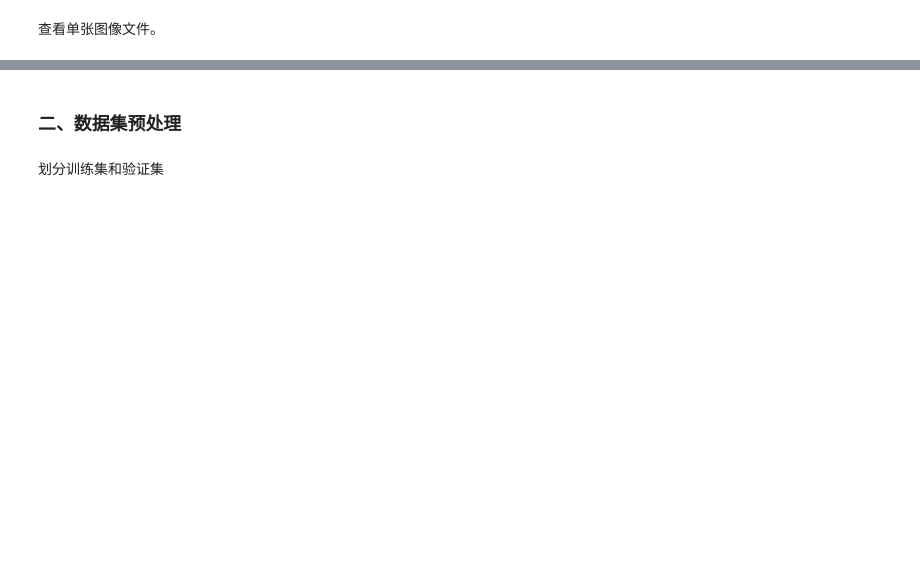
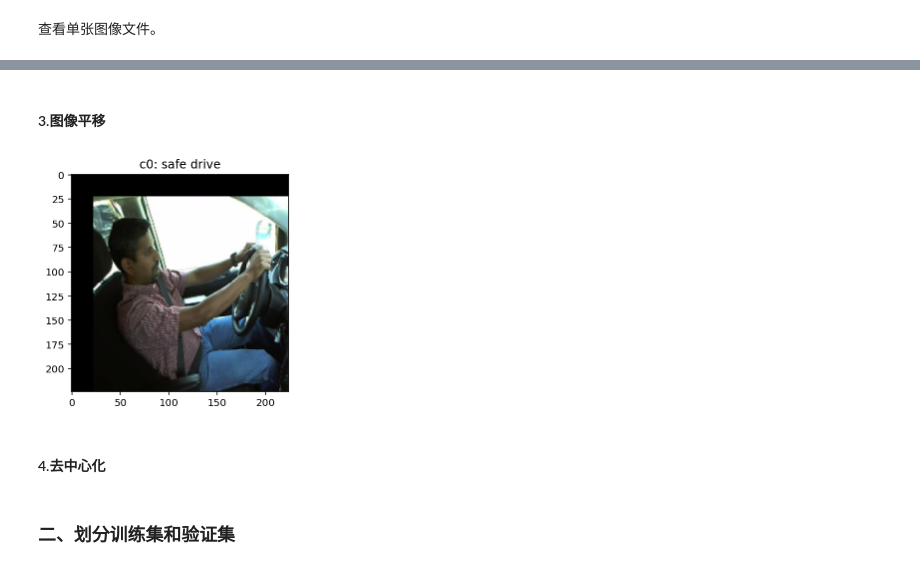
Before and after one commit to claudehotline/distracted_driver_detection, a Jupyter notebook: Data_analysis.ipynb, the cells around one changed output, grey strips where cells are left out. Saved outputs shown, nothing was run; the diff lists cells and outputs as text; code cells hidden in the pictures; blank space fills up the shorter version.

```diff
--- a/Data_analysis.ipynb
+++ b/Data_analysis.ipynb
@@ -96,0 +114,13 @@ The size of the image is (224, 224, 3):
+# %% [markdown]
+#### 3.图像平移
+# %%
+M_shift = np.array([[1, 0, 224*0.10], [0, 1, 224*0.10]], dtype=np.float32)
+shifted = cv2.warpAffine(resized, M_shift, (224,224))
+
+plt.title("c0: safe drive")
+plt.imshow(shifted)
+plt.show()
+# %% [output]
+[figure, added]
+# %% [markdown]
+#### 4.去中心化
@@ -97,7 +140,5 @@ The size of the image is (224, 224, 3):
 # %% [markdown]
-### 二、数据集预处理
+### 二、划分训练集和验证集
-# %% [markdown]
-划分训练集和验证集
 # %%
 valid_driver_id = ['p045', 'p056', 'p061']
 driver_imgs_list = pd.read_csv(join(pardir, 'data', 'driver_imgs_list.csv'))
```
Also changed, not shown: parts of 8 cells of this notebook, 3 other files.
